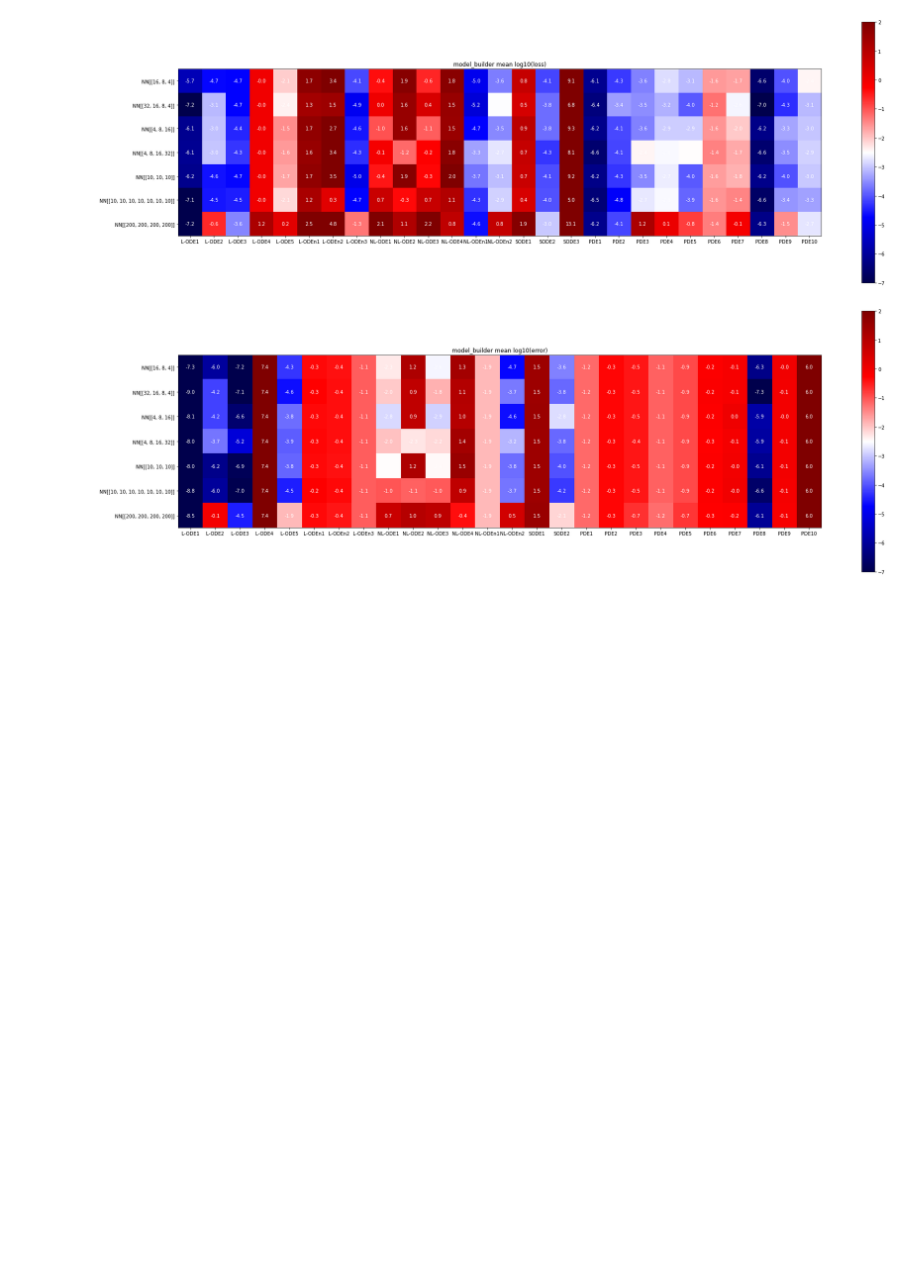
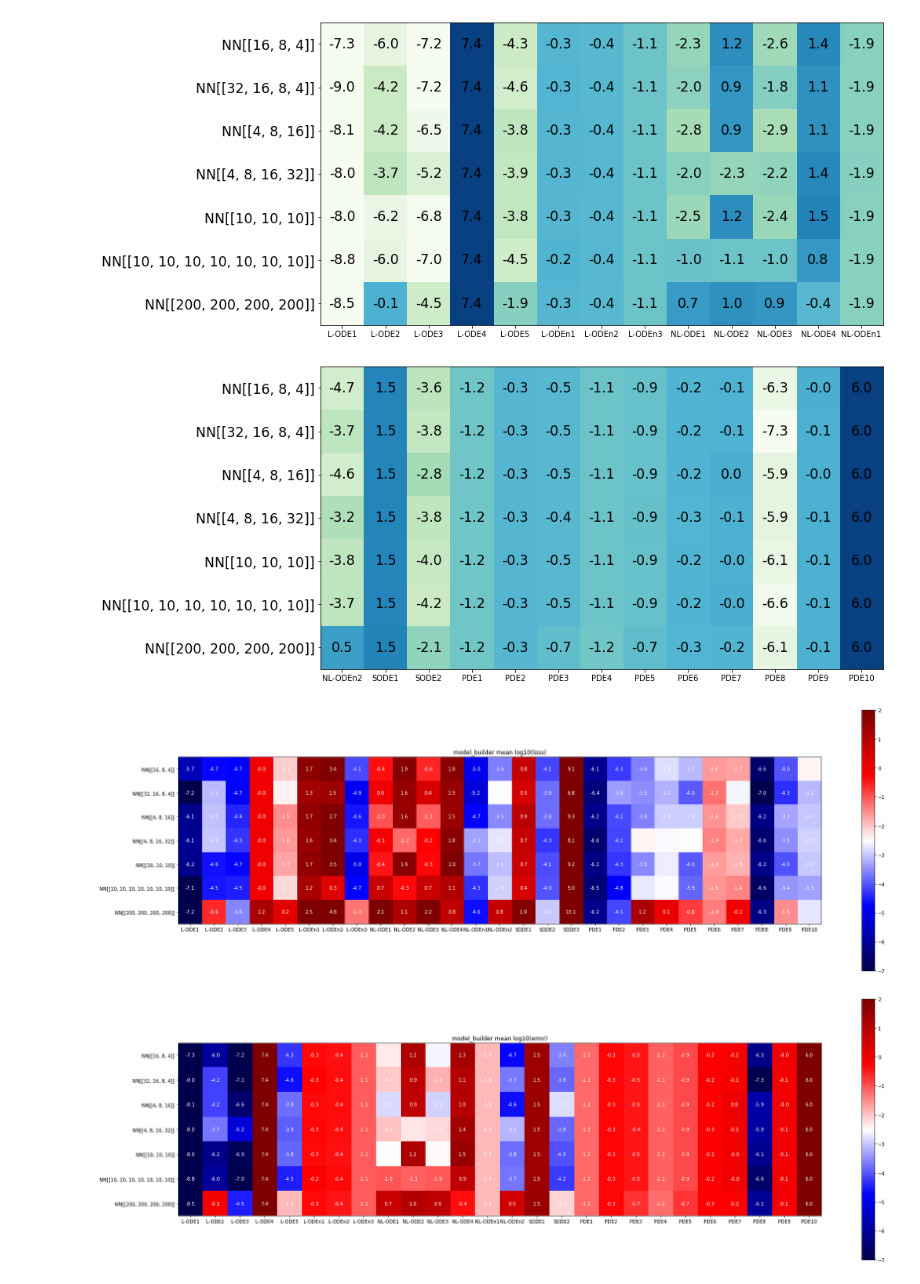
Before and after one commit to gorbachevmike/diploma-2021, a Jupyter notebook: plots.ipynb, the cells around one changed output. Cells and saved outputs as stored; diff of their text form; code cells hidden in the pictures; blank space fills up the shorter version.

```diff
--- a/plots.ipynb
+++ b/plots.ipynb
@@ -31,4 +30,5 @@ def query_first(q):
     return None
 # %%
 ODES = ["L-ODE1", "L-ODE2", "L-ODE3", "L-ODE4", "L-ODE5", "L-ODEn1", "L-ODEn2", "L-ODEn3", "NL-ODE1", "NL-ODE2", "NL-ODE3", "NL-ODE4", "NL-ODEn1", "NL-ODEn2", "SODE1", "SODE2", "SODE3", "PDE1", "PDE2", "PDE3", "PDE4", "PDE5", "PDE6", "PDE7", "PDE8", "PDE9", "PDE10"]
+ODES_ = [ode for ode in ODES if ode != "SODE3"]
 # %%
@@ -93,3 +122,51 @@ def make_plots(db, params, param_name, row_labels=None, odes=ODES):
+# %%
+odess = ODES_
+n = len(odess) // 2
+datas_l = np.array([
+    [-7.28e+00, -9.02e+00, -8.08e+00, -7.97e+00, -7.96e+00, -8.76e+00, -8.53e+00],
+    [-5.97e+00, -4.18e+00, -4.18e+00, -3.70e+00, -6.23e+00, -5.99e+00, -1.03e-01],
+    [-7.17e+00, -7.15e+00, -6.55e+00, -5.22e+00, -6.85e+00, -6.95e+00, -4.48e+00],
+    [7.37e+00, 7.37e+00, 7.37e+00, 7.37e+00, 7.37e+00, 7.37e+00, 7.37e+00],
+    [-4.29e+00, -4.61e+00, -3.79e+00, -3.92e+00, -3.84e+00, -4.50e+00, -1.88e+00],
+    [-3.27e-01, -2.70e-01, -3.25e-01, -3.19e-01, -3.25e-01, -2.29e-01, -3.30e-01],
+    [-4.02e-01, -3.85e-01, -3.70e-01, -3.78e-01, -4.01e-01, -3.55e-01, -4.39e-01],
+    [-1.09e+00, -1.09e+00, -1.09e+00, -1.09e+00, -1.09e+00, -1.09e+00, -1.07e+00],
+    [-2.29e+00, -2.02e+00, -2.83e+00, -1.97e+00, -2.48e+00, -1.00e+00, 6.93e-01],
+    [1.17e+00, 8.72e-01, 8.72e-01, -2.29e+00, 1.17e+00, -1.11e+00, 1.04e+00],
+    [-2.58e+00, -1.80e+00, -2.90e+00, -2.18e+00, -2.44e+00, -1.03e+00, 9.02e-01],
+    [1.35e+00, 1.07e+00, 1.05e+00, 1.35e+00, 1.52e+00, 8.50e-01, -3.89e-01],
+    [-1.89e+00, -1.89e+00, -1.89e+00, -1.88e+00, -1.89e+00, -1.89e+00, -1.89e+00],
+    [-4.69e+00, -3.66e+00, -4.63e+00, -3.17e+00, -3.79e+00, -3.71e+00, 5.42e-01],
+    [1.47e+00, 1.47e+00, 1.49e+00, 1.47e+00, 1.46e+00, 1.47e+00, 1.54e+00],
+    [-3.62e+00, -3.83e+00, -2.79e+00, -3.81e+00, -4.03e+00, -4.25e+00, -2.14e+00],
+    [-1.18e+00, -1.18e+00, -1.18e+00, -1.19e+00, -1.19e+00, -1.19e+00, -1.19e+00],
+    [-3.18e-01, -3.18e-01, -3.18e-01, -3.18e-01, -3.18e-01, -3.18e-01, -3.18e-01],
+    [-4.51e-01, -4.51e-01, -4.50e-01, -4.49e-01, -4.51e-01, -4.53e-01, -6.89e-01],
+    [-1.10e+00, -1.11e+00, -1.10e+00, -1.10e+00, -1.10e+00, -1.10e+00, -1.20e+00],
+    [-8.99e-01, -8.99e-01, -9.00e-01, -8.89e-01, -9.01e-01, -9.00e-01, -7.17e-01],
+    [-2.21e-01, -2.07e-01, -2.33e-01, -2.62e-01, -2.24e-01, -2.31e-01, -2.65e-01],
+    [-1.40e-01, -1.42e-01, 2.74e-02, -1.03e-01, -4.50e-02, -7.26e-03, -2.15e-01],
+    [-6.26e+00, -7.27e+00, -5.87e+00, -5.92e+00, -6.13e+00, -6.63e+00, -6.06e+00],
+    [-3.87e-02, -6.06e-02, -4.52e-02, -7.17e-02, -6.23e-02, -7.97e-02, -1.19e-01],
+    [6.01e+00, 6.01e+00, 6.01e+00, 6.01e+00, 6.01e+00, 6.01e+00, 6.01e+00]
+]).T
+d1 = datas_l[:,:n]
+d2 = datas_l[:,n:]
+for odes, data in zip([odess[:n], odess[n:]], [d1, d2]):
+    plt.figure(figsize=(27, 7.1))
+    im = plt.imshow(data, vmin=-7, vmax=4, cmap="GnBu")
+
+    ys = ["NN[[16, 8, 4]]", "NN[[32, 16, 8, 4]]", "NN[[4, 8, 16]]", "NN[[4, 8, 16, 32]]", "NN[[10, 10, 10]]", "NN[[10, 10, 10, 10, 10, 10, 10]]", "NN[[200, 200, 200, 200]]"]
+    plt.xticks(np.arange(len(odes)), odes, fontsize="medium")
+    plt.yticks(np.arange(len(ys)), ys, fontsize="xx-large")
+
+    for i in range(len(ys)):
+        for j in range(len(odes)):
+            plt.text(j, i, f"{data[i, j]:.1f}", ha="center", va="center", color="k", fontsize="xx-large")
+    plt.show()
+# %% [output]
+[figure, added]
+[figure, added]
 # %%
 make_plots(
     db="db1",
```
Also changed, not shown: parts of 51 cells of this notebook, 12 other files.
